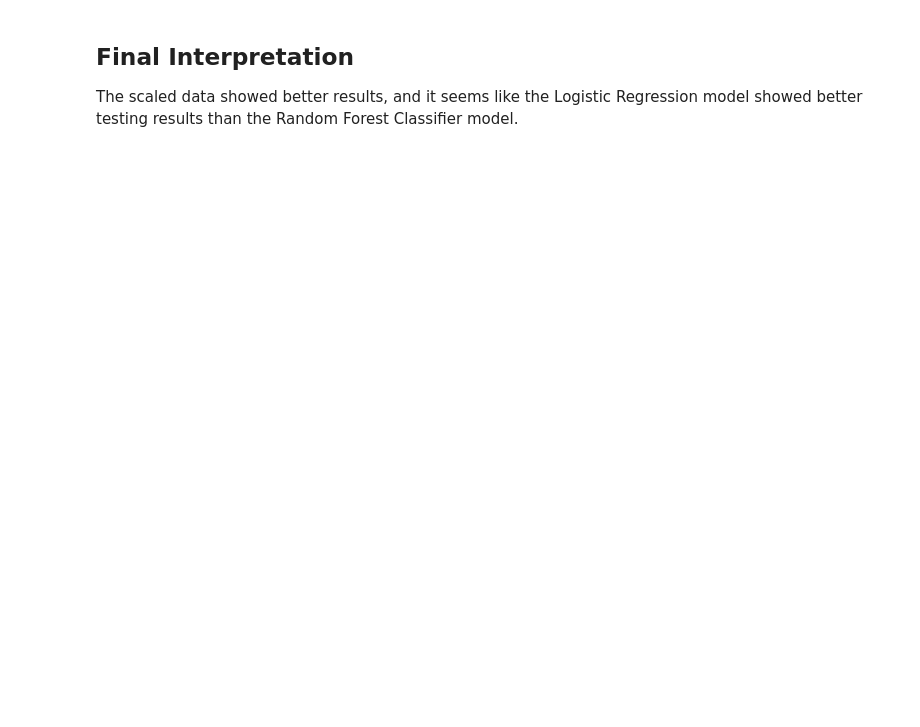
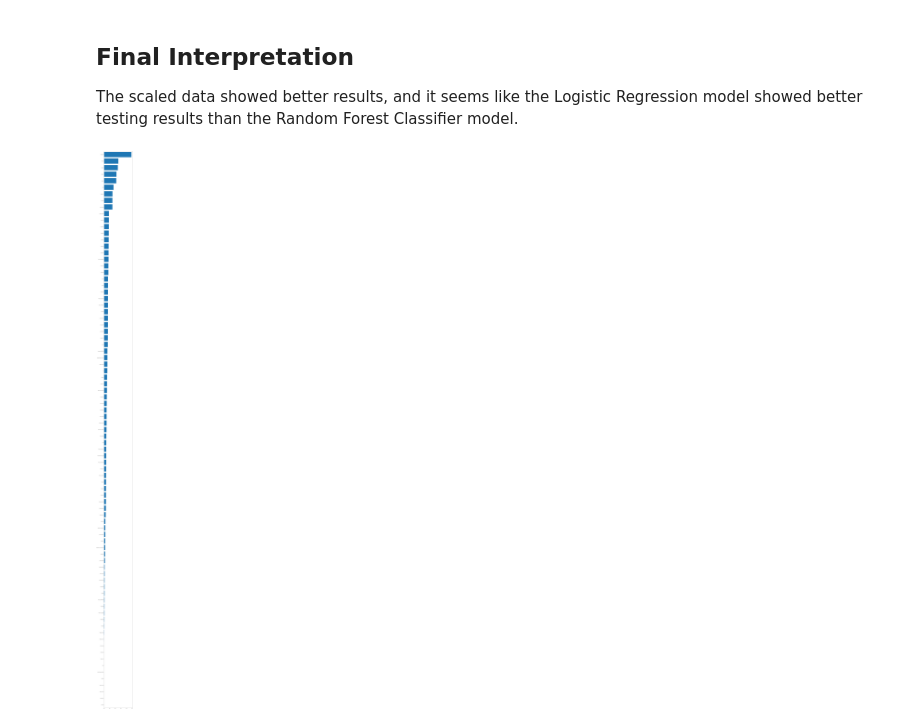
Before and after one commit to cbarraza93/CreditRiskEvaluator, a Jupyter notebook: Credit Risk Evaluator.ipynb, the cells around one changed output. Saved outputs shown, nothing was run; the diff lists cells and outputs as text; code cells hidden in the pictures; blank space fills up the shorter version.

```diff
--- a/Credit Risk Evaluator.ipynb
+++ b/Credit Risk Evaluator.ipynb
@@ -173,0 +181,15 @@ The scaled data showed better results, and it seems like the Logistic Regression
+# %%
+features = sorted(zip(X_test.columns, clf.feature_importances_), key = lambda x: x[1])
+cols = [f[0] for f in features]
+width = [f[1] for f in features]
+
+fig, ax = plt.subplots()
+
+fig.set_size_inches(10,200)
+plt.margins(y=0.001)
+
+ax.barh(y=cols, width=width)
+
+plt.show()
+# %% [output]
+[figure, added]
```
Also changed, not shown: parts of 6 cells of this notebook.
